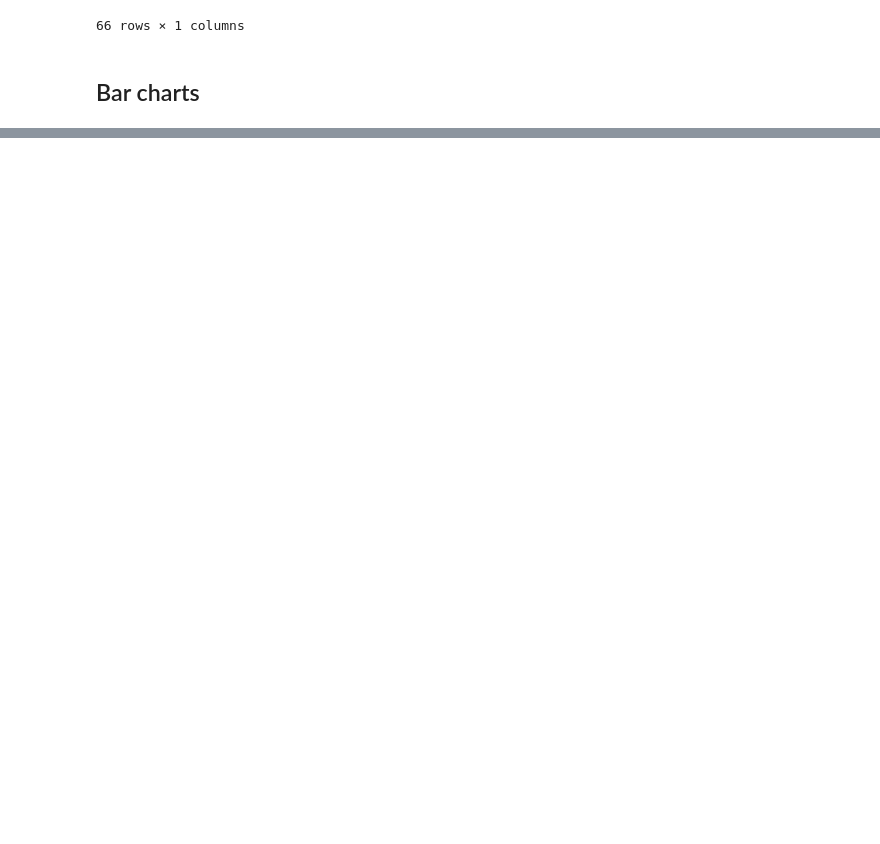
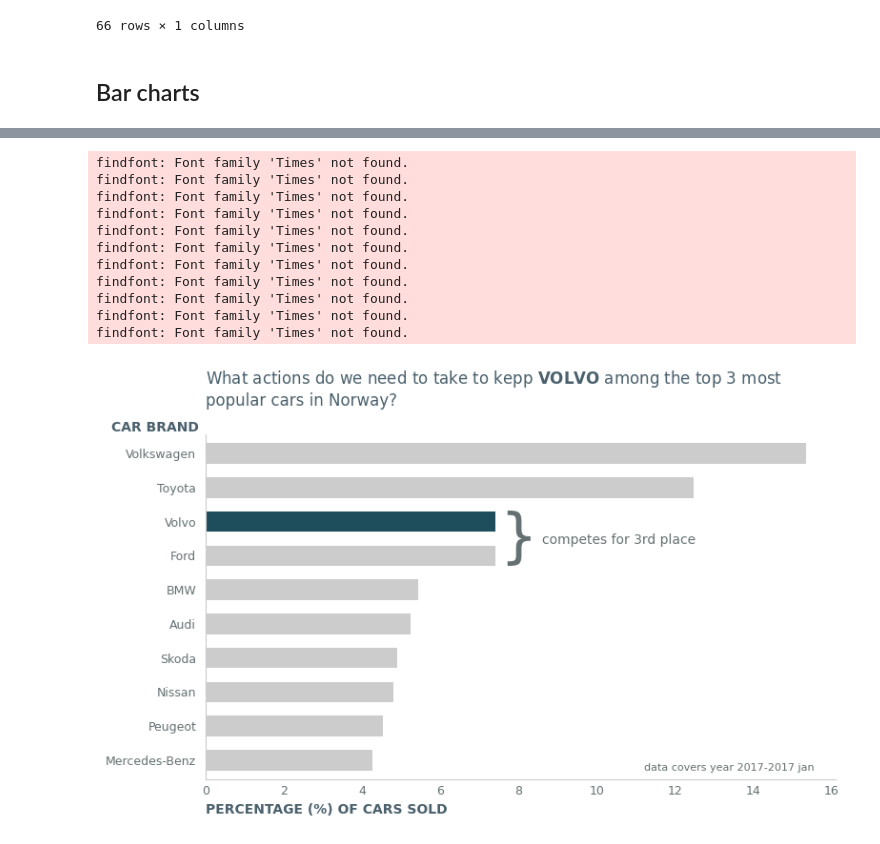
Before and after one commit to MarcusArdenstedt/data_visualization_Marcus_Ericsson_DE24, a Jupyter notebook: code_alongs/04_storytelling_matplotlib/matplotlib.bar_storytelling.ipynb, the cells around one changed output, grey strips where cells are left out. Saved outputs shown, nothing was run; the diff lists cells and outputs as text; code cells hidden in the pictures; blank space fills up the shorter version.

```diff
--- a/code_alongs/04_storytelling_matplotlib/matplotlib.bar_storytelling.ipynb
+++ b/code_alongs/04_storytelling_matplotlib/matplotlib.bar_storytelling.ipynb
@@ -57,0 +93,5 @@ fig.savefig("figures/0_bar_initial.png")
+# %%
+# percentage
+df_percentage = df_quantity_brand["Quantity"] / df_quantity_brand["Quantity"].sum() * 100
+
+df_percentage
@@ -57,0 +112,5 @@ fig.savefig("figures/0_bar_initial.png")
+# %%
+df_percentage_top_10 = df_percentage.iloc[:10]
+colors = [GRAY_1] * len(df_percentage_top_10)  # multiplecera med lista
+colors[2] = BLUE_1
+colors
@@ -57,0 +128,56 @@ fig.savefig("figures/0_bar_initial.png")
+# %%
+# Horizontal bar chart
+ax = df_percentage.iloc[:10].plot(
+    kind= "barh",
+    ylabel= "Number of cars",
+    figsize= (8,5), width= .6,
+    color = colors)
+
+ax.invert_yaxis()
+
+# remove clutter
+ax.spines[["top", "right"]].set_visible(False)
+
+# contrast
+ax.spines[["left", "bottom"]].set_color(GRAY_1)
+ax.tick_params(axis="both", colors= GRAY_2, labelsize= 9, length= 0, pad= 5)
+ax.tick_params(axis= "y", pad= 7)
+
+
+# Descriptive title and labels - call to action (CTA)
+ax.set_title("What actions do we need to take to kepp " + r"$\bf{VOLVO}$" + " among the top 3 most \npopular cars in Norway?", # LaTex mode (r$\bf{volvo}$)
+             loc= "left",
+             color= GRAY_3,
+             pad= 22)
+
+
+ax.set_ylabel("CAR BRAND", color= GRAY_3, fontweight= "bold", rotation= 0)
+ax.yaxis.set_label_coords(-0.08,1)
+ax.set_xlabel("PERCENTAGE (%) OF CARS SOLD", color= GRAY_3, fontweight= "bold", loc= "left")
+
+
+# annotation - proximity princible
+ax.annotate(xy= (7.5, 2.98), text= "}", fontsize= 45, color= GRAY_2, family= "Times")
+
+ax.annotate(xy= (8.6, 2.65), text= "competes for 3rd place", fontsize= 10, color= GRAY_2)
+
+ax.annotate(xy= (11.2, 9.3), text= "data covers year 2017-2017 jan", fontsize= 8, color= GRAY_2)
+
+
+
+fig = ax.get_figure()
+fig.tight_layout()
+fig.savefig("figures/2_bar_initial.png", dpi= 400)
+# %% [output]
+findfont: Font family 'Times' not found.
+findfont: Font family 'Times' not found.
+findfont: Font family 'Times' not found.
+findfont: Font family 'Times' not found.
+findfont: Font family 'Times' not found.
+findfont: Font family 'Times' not found.
+findfont: Font family 'Times' not found.
+findfont: Font family 'Times' not found.
+findfont: Font family 'Times' not found.
+findfont: Font family 'Times' not found.
+findfont: Font family 'Times' not found.
+[figure, added]
```
Also changed, not shown: parts of 7 cells of this notebook, 3 other files.
